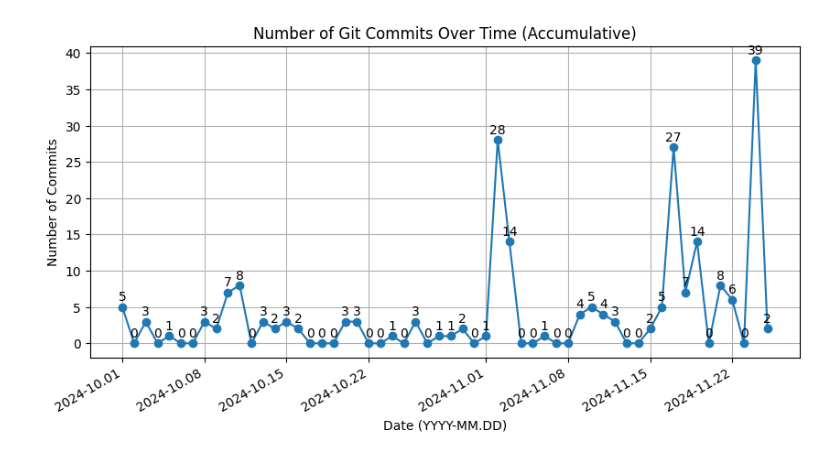
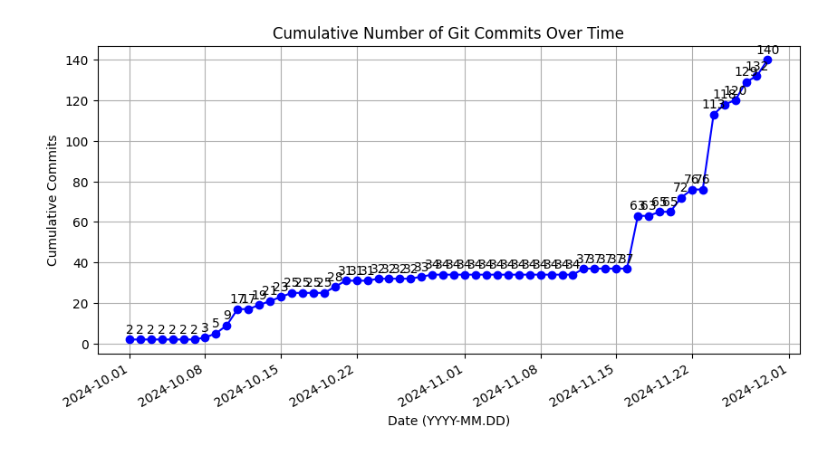
Before and after one commit to ursa-mikail/toolings, a Jupyter notebook: python/git/git_frequency_monitoring.ipynb, the cells around one changed output. Drawn from its saved outputs; the diff is of its cells as text; code cells hidden in the pictures.

```diff
--- a/python/git/git_frequency_monitoring.ipynb
+++ b/python/git/git_frequency_monitoring.ipynb
@@ -86,37 +70,40 @@ CSV file 'git_commits.csv' created successfully.
 # %%
 import pandas as pd
 import matplotlib.pyplot as plt
 
 # Load the data
 df = pd.read_csv(file_git_commits_csv)
 
 # Convert the 'date' column to datetime format
 df['date'] = pd.to_datetime(df['date'], format='%Y-%m-%d')
 
 # Group by date and sum the commits
 df_grouped = df.groupby('date').sum().reset_index()
 
 # Create a date range from the start to the end date in the data
 date_range = pd.date_range(start=df_grouped['date'].min(), end=df_grouped['date'].max())
 
 # Reindex the DataFrame to include all dates in the range and fill missing dates with 0 commits
 df_grouped = df_grouped.set_index('date').reindex(date_range, fill_value=0).rename_axis('date').reset_index()
 
-# Plot the data
+# Calculate cumulative commits for annotation
+df_grouped['cumulative_commits'] = df_grouped['commits'].cumsum()
+
+# Plot 1: Cumulative Commits Over Time
 plt.figure(figsize=(10, 5))
-plt.plot(df_grouped['date'], df_grouped['commits'], marker='o', linestyle='-')
+plt.plot(df_grouped['date'], df_grouped['cumulative_commits'], marker='o', linestyle='-', color='b')
 plt.xlabel('Date (YYYY-MM.DD)')
-plt.ylabel('Number of Commits')
-plt.title('Number of Git Commits Over Time (Accumulative)')
+plt.ylabel('Cumulative Commits')
+plt.title('Cumulative Number of Git Commits Over Time')
 plt.grid(True)
 plt.gca().xaxis.set_major_formatter(plt.matplotlib.dates.DateFormatter('%Y-%m.%d'))
 plt.gcf().autofmt_xdate()  # Rotate date labels for better readability
 
-# Annotate the points with the number of commits
+# Annotate the points with the cumulative number of commits
 for i, row in df_grouped.iterrows():
-    plt.annotate(row['commits'], (row['date'], row['commits']), textcoords="offset points", xytext=(0,5), ha='center')
+    plt.annotate(row['cumulative_commits'], (row['date'], row['cumulative_commits']), textcoords="offset points", xytext=(0,5), ha='center')
 
-
+# Show the first plot
 plt.show()
 # %% [output]
-[figure, old version]
+[figure, new version]
```
Also changed, not shown: parts of 3 cells of this notebook.
